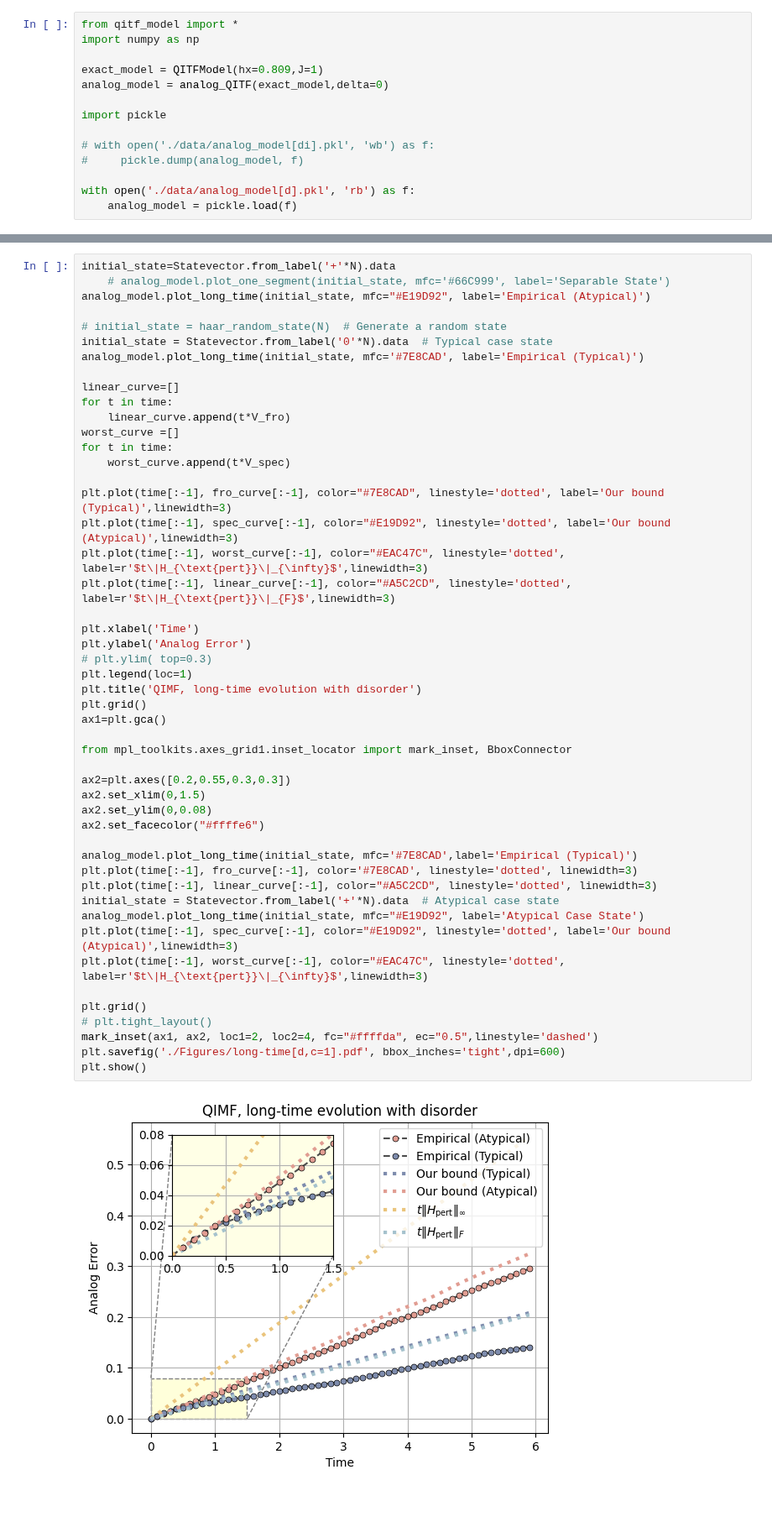
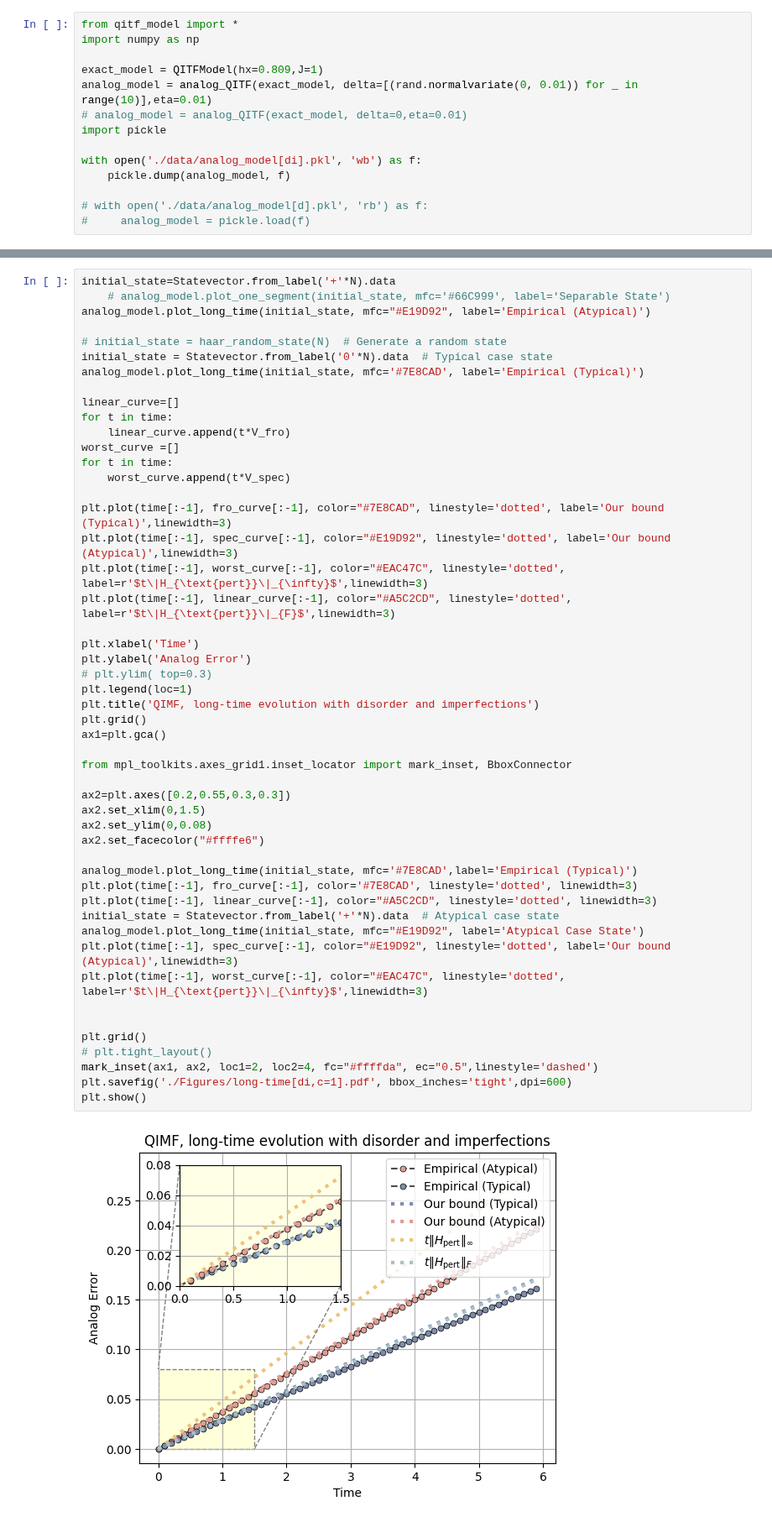
Before and after one commit to minidas/Entanglement-Induced-Resilience-of-Quantum-Dynamics, a Jupyter notebook: qitf_analog.ipynb, the cells around one changed output, grey strips where cells are left out. Shown at 84% size. Drawn from its saved outputs; the diff is of its cells as text.

Commit message:
fix: [disorder 3Dplot] variance=0.01

```diff
--- a/qitf_analog.ipynb
+++ b/qitf_analog.ipynb
@@ -3,15 +3,15 @@ from qitf_model import *
 import numpy as np
 
 exact_model = QITFModel(hx=0.809,J=1)
-analog_model = analog_QITF(exact_model,delta=0)
-
+analog_model = analog_QITF(exact_model, delta=[(rand.normalvariate(0, 0.01)) for _ in range(10)],eta=0.01)
+# analog_model = analog_QITF(exact_model, delta=0,eta=0.01)
 import pickle
 
-# with open('./data/analog_model[di].pkl', 'wb') as f:
-#     pickle.dump(analog_model, f)
+with open('./data/analog_model[di].pkl', 'wb') as f:
+    pickle.dump(analog_model, f)
 
-with open('./data/analog_model[d].pkl', 'rb') as f:
-    analog_model = pickle.load(f)
+# with open('./data/analog_model[d].pkl', 'rb') as f:
+#     analog_model = pickle.load(f)
 # %%
 initial_state = Statevector.from_label('0'*N).data  # Typical case state
 
@@ -60,36 +60,37 @@ plt.plot(time[:-1], spec_curve[:-1], color="#E19D92", linestyle='dotted', label=
 plt.plot(time[:-1], worst_curve[:-1], color="#EAC47C", linestyle='dotted', label=r'$t\|H_{\text{pert}}\|_{\infty}$',linewidth=3)
 plt.plot(time[:-1], linear_curve[:-1], color="#A5C2CD", linestyle='dotted', label=r'$t\|H_{\text{pert}}\|_{F}$',linewidth=3)
 
 plt.xlabel('Time')
 plt.ylabel('Analog Error')
 # plt.ylim( top=0.3)
 plt.legend(loc=1)
-plt.title('QIMF, long-time evolution with disorder')
+plt.title('QIMF, long-time evolution with disorder and imperfections')
 plt.grid()
 ax1=plt.gca()
 
 from mpl_toolkits.axes_grid1.inset_locator import mark_inset, BboxConnector
 
 ax2=plt.axes([0.2,0.55,0.3,0.3])
 ax2.set_xlim(0,1.5)
 ax2.set_ylim(0,0.08)
 ax2.set_facecolor("#ffffe6")
 
 analog_model.plot_long_time(initial_state, mfc='#7E8CAD',label='Empirical (Typical)')
 plt.plot(time[:-1], fro_curve[:-1], color='#7E8CAD', linestyle='dotted', linewidth=3)
 plt.plot(time[:-1], linear_curve[:-1], color="#A5C2CD", linestyle='dotted', linewidth=3)
 initial_state = Statevector.from_label('+'*N).data  # Atypical case state
 analog_model.plot_long_time(initial_state, mfc="#E19D92", label='Atypical Case State')
 plt.plot(time[:-1], spec_curve[:-1], color="#E19D92", linestyle='dotted', label='Our bound (Atypical)',linewidth=3)
 plt.plot(time[:-1], worst_curve[:-1], color="#EAC47C", linestyle='dotted', label=r'$t\|H_{\text{pert}}\|_{\infty}$',linewidth=3)
 
+
 plt.grid()
 # plt.tight_layout()
 mark_inset(ax1, ax2, loc1=2, loc2=4, fc="#ffffda", ec="0.5",linestyle='dashed')
-plt.savefig('./Figures/long-time[d,c=1].pdf', bbox_inches='tight',dpi=600)
+plt.savefig('./Figures/long-time[di,c=1].pdf', bbox_inches='tight',dpi=600)
 plt.show()
 # %% [output]
-[figure, old version]
+[figure, new version]
 # %%
 from entropy import entropy_data
 import matplotlib.pyplot as plt
```
Also changed, not shown: parts of 1 cell of this notebook, 8 other files.
